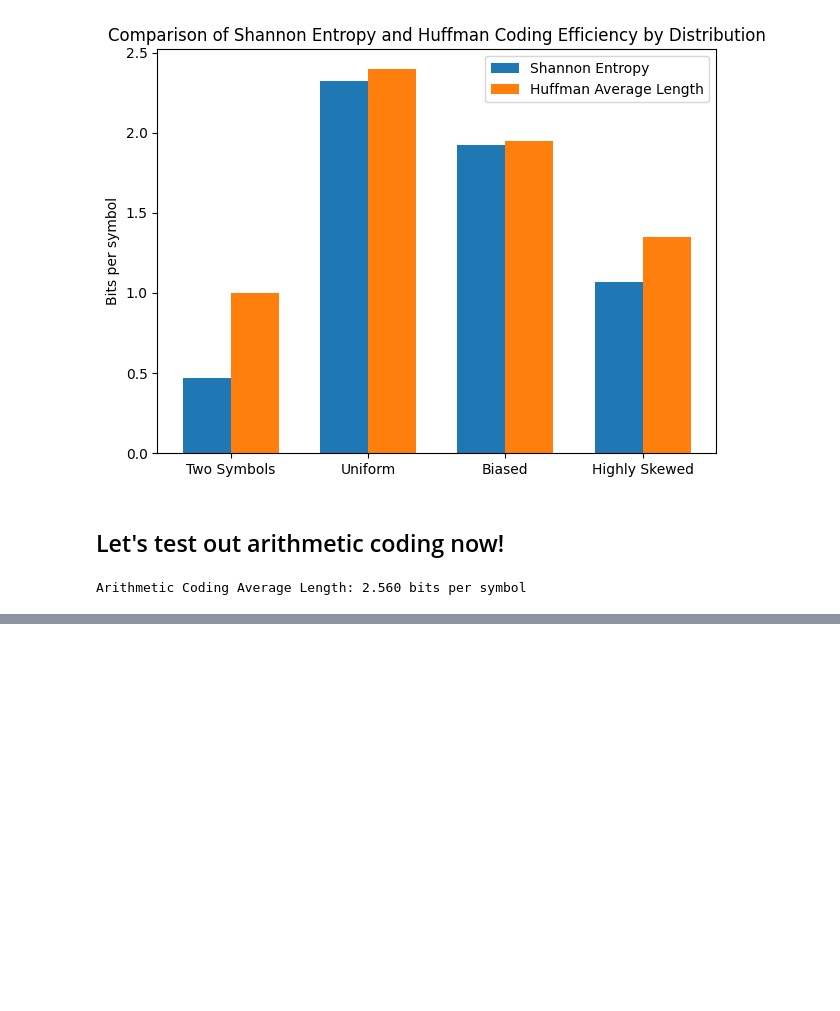
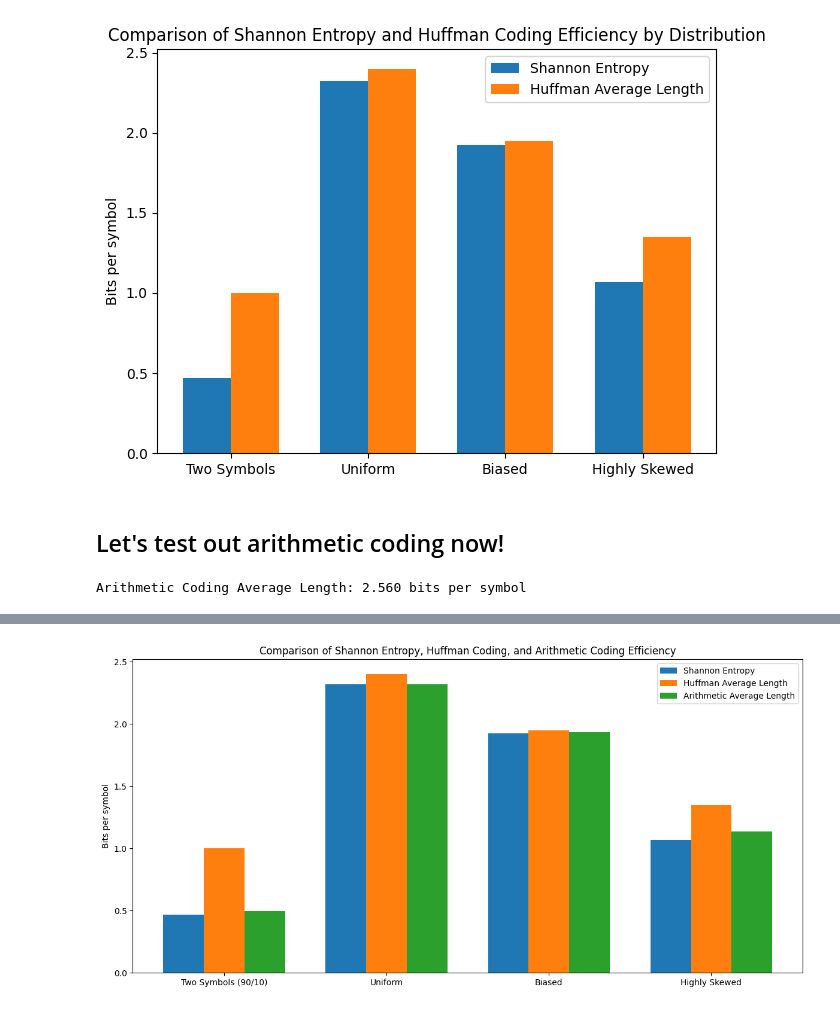
Before and after one commit to mikaelhaji/n1-codec, a Jupyter notebook: huff-sim.ipynb, the cells around one changed output, grey strips where cells are left out. Drawn from its saved outputs; the diff is of its cells as text; code cells hidden in the pictures; blank space fills up the shorter version.

Commit message:
huff vs. arithmetic vs. shannon entropy

```diff
--- a/huff-sim.ipynb
+++ b/huff-sim.ipynb
@@ -313,0 +236,98 @@ TypeError: '<' not supported between instances of 'list' and 'str'
+# %%
+import io
+import numpy as np
+import matplotlib.pyplot as plt
+from math import log2
+from collections import Counter
+from misc.ref.python.arithmeticcoding import ArithmeticEncoder, BitOutputStream, SimpleFrequencyTable
+
+# Define helper functions for Shannon entropy and Huffman average length
+def shannon_entropy(probabilities):
+    return -sum(p * log2(p) for p in probabilities if p > 0)
+
+def huffman_average_length(probabilities, code_lengths):
+    return sum(p * l for p, l in zip(probabilities, code_lengths))
+
+# Define a function to perform arithmetic encoding
+def arithmetic_encode(probabilities, symbols, sequence, numbits=32):
+    symbol_to_index = {sym: idx for idx, sym in enumerate(symbols)}
+    indexed_sequence = [symbol_to_index[sym] for sym in sequence]
+
+    buffer = io.BytesIO()
+    bitout = BitOutputStream(buffer)
+
+    freqs = SimpleFrequencyTable([int(p * 1000) for p in probabilities])
+    enc = ArithmeticEncoder(numbits, bitout)
+
+    for idx in indexed_sequence:
+        enc.write(freqs, idx)
+    enc.finish()
+
+    encoded_bytes = buffer.getvalue()
+    bitout.close()
+    buffer.close()
+
+    return encoded_bytes
+
+# Define multiple probability distributions
+distributions = {
+    "Two Symbols (90/10)": [0.9, 0.1],
+    "Uniform": [1/5] * 5,
+    "Biased": [0.5, 0.2, 0.15, 0.1, 0.05],
+    "Highly Skewed": [0.8, 0.1, 0.05, 0.03, 0.02]
+}
+
+# Analyze each distribution
+results = {}
+for name, probs in distributions.items():
+    symbols = list(map(str, range(len(probs))))
+    sequence = "".join(np.random.choice(symbols, size=1000, p=probs))
+
+    entropy = shannon_entropy(probs)
+
+    symbol_freqs = dict(zip(symbols, probs))
+    huffman_tree = build_huffman_tree(symbol_freqs)
+    huffman_codes = generate_huffman_codes(huffman_tree)
+    code_lengths = [len(huffman_codes[sym]) for sym in symbols]
+    avg_length_huffman = huffman_average_length(probs, code_lengths)
+
+    encoded_bytes_arithmetic = arithmetic_encode(probs, symbols, sequence)
+    avg_length_arithmetic = len(encoded_bytes_arithmetic) * 8 / len(sequence)
+
+    results[name] = {
+        "Entropy": entropy,
+        "Huffman Average Length": avg_length_huffman,
+        "Arithmetic Average Length": avg_length_arithmetic
+    }
+
+# Display results
+for name, result in results.items():
+    print(f"{name} Distribution:")
+    print(f"  Shannon Entropy: {result['Entropy']:.3f} bits per symbol")
+    print(f"  Huffman Coding Average Length: {result['Huffman Average Length']:.3f} bits per symbol")
+    print(f"  Arithmetic Coding Average Length: {result['Arithmetic Average Length']:.3f} bits per symbol")
+    print()
+
+# Plotting the results
+labels = list(results.keys())
+entropies = [result['Entropy'] for result in results.values()]
+avg_lengths_huffman = [result['Huffman Average Length'] for result in results.values()]
+avg_lengths_arithmetic = [result['Arithmetic Average Length'] for result in results.values()]
+
+x = np.arange(len(labels))
+width = 0.25
+
+fig, ax = plt.subplots(figsize=(12, 6))
+rects1 = ax.bar(x - width, entropies, width, label='Shannon Entropy')
+rects2 = ax.bar(x, avg_lengths_huffman, width, label='Huffman Average Length')
+rects3 = ax.bar(x + width, avg_lengths_arithmetic, width, label='Arithmetic Average Length')
+
+ax.set_ylabel('Bits per symbol')
+ax.set_title('Comparison of Shannon Entropy, Huffman Coding, and Arithmetic Coding Efficiency')
+ax.set_xticks(x)
+ax.set_xticklabels(labels)
+ax.legend()
+
+fig.tight_layout()
+plt.show()
+# %% [output]
@@ -313,0 +353 @@ TypeError: '<' not supported between instances of 'list' and 'str'
+[figure, added]
```
Also changed, not shown: parts of 3 cells of this notebook, 1 other file.
